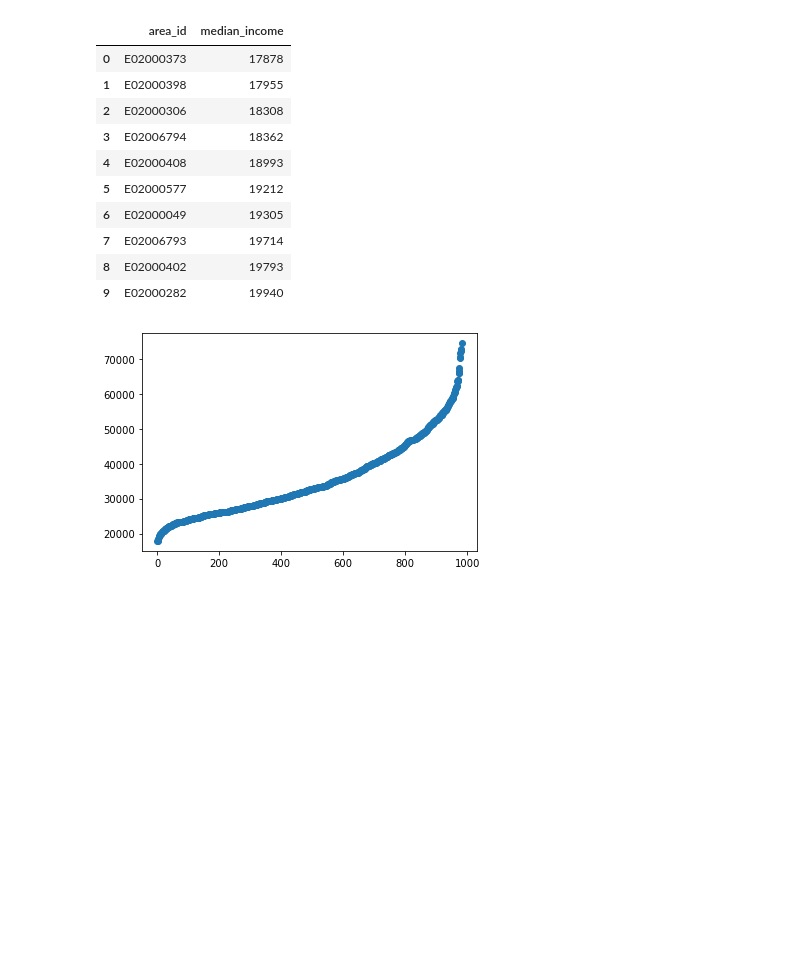
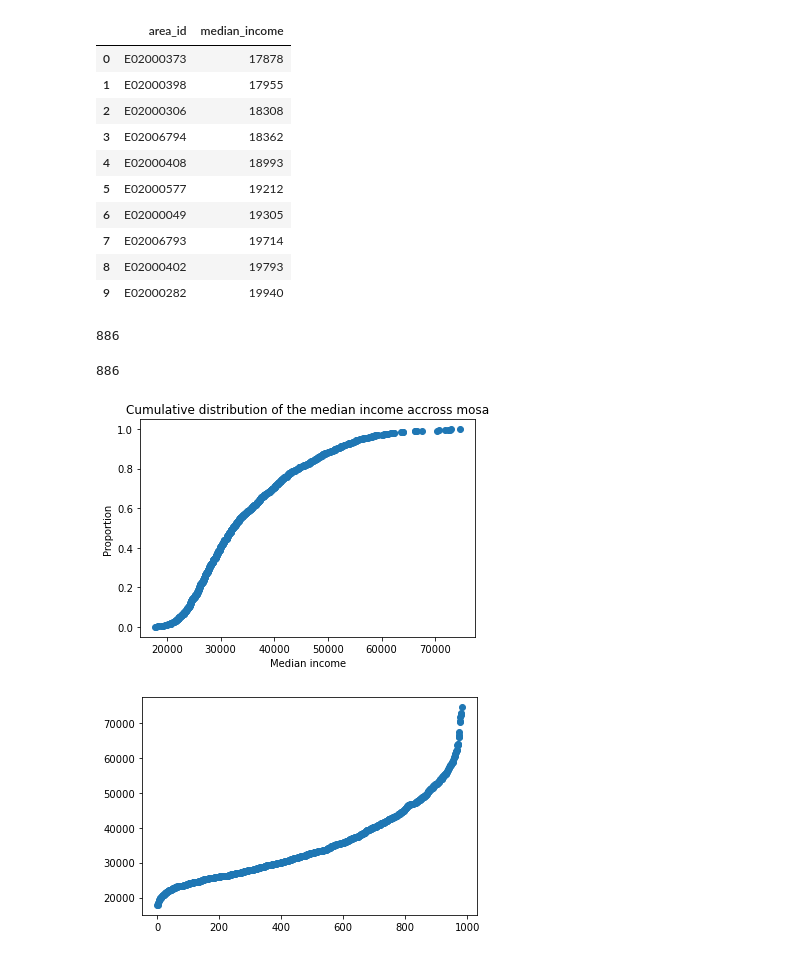
Before and after one commit to epfl-ada/ada-2020-project-milestone-p3-p3_adacadabra, a Jupyter notebook: extension.ipynb, the cells around one changed output. Drawn from its saved outputs; the diff is of its cells as text; code cells hidden in the pictures; blank space fills up the shorter version.

```diff
--- a/extension.ipynb
+++ b/extension.ipynb
@@ -123,3 +124,7 @@ income_repr_msoa_df_sorted.head(10)
 | 7 | E02006793 | 19714 |
 | 8 | E02000402 | 19793 |
 | 9 | E02000282 | 19940 |
+# %%
+income_repr_msoa_df.shape[0]
+# %% [output]
+886
@@ -126,3 +135,17 @@ income_repr_msoa_df_sorted.head(10)
+# %%
+len(a)
+# %% [output]
+886
+# %%
+x_index_range=np.arange(0,income_repr_msoa_df.shape[0])/income_repr_msoa_df.shape[0]
+
+plt.scatter(income_repr_msoa_df_sorted['median_income'],x_index_range)
+plt.title("Cumulative distribution of the median income accross mosa")
+plt.xlabel("Median income")
+plt.ylabel("Proportion")
+plt.show()
+# %% [output]
+[figure, added]
 # %%
 plt.scatter(income_repr_msoa_df.index, income_repr_msoa_df_sorted['median_income'])
 plt.show()
```
Also changed, not shown: parts of 15 cells of this notebook.
